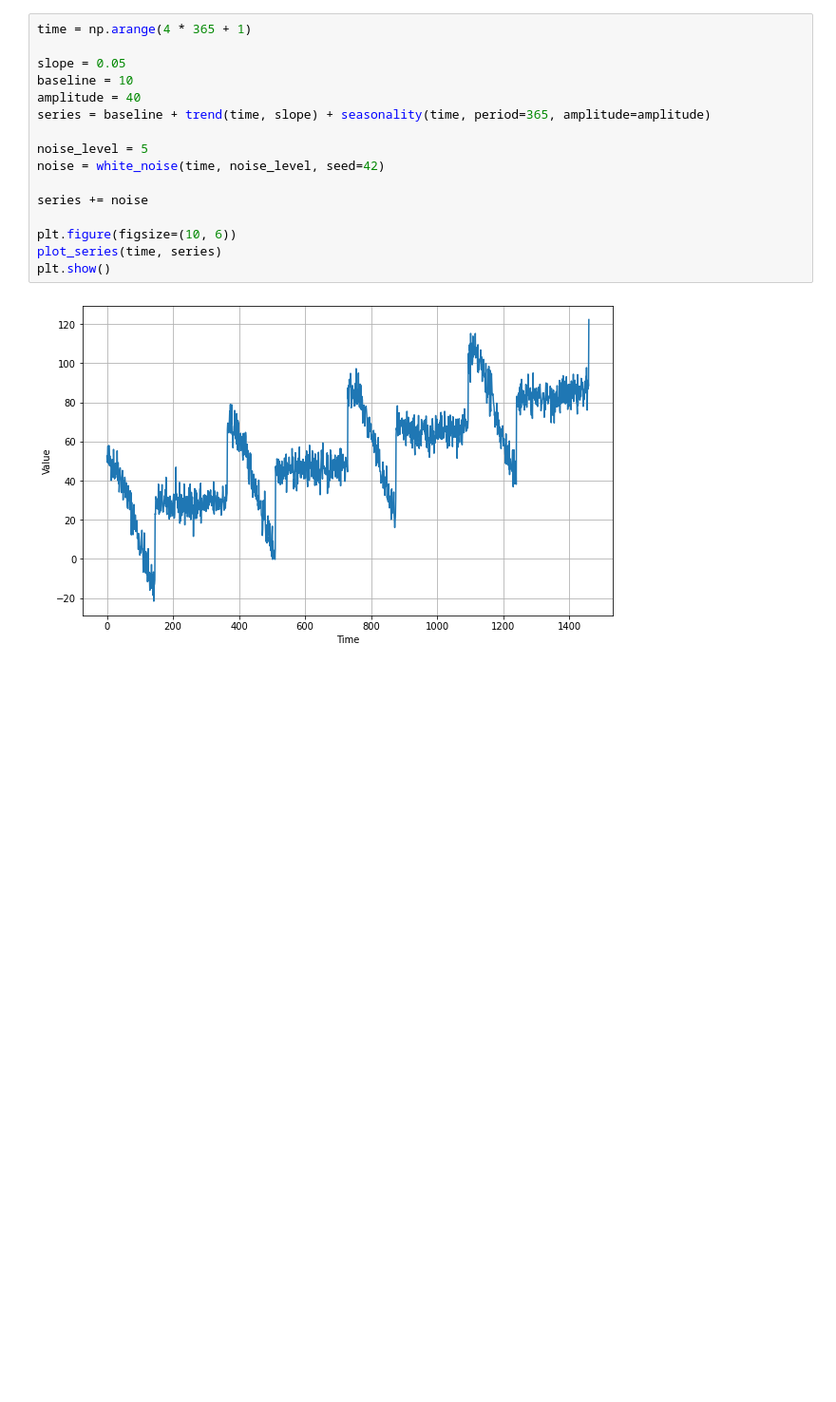
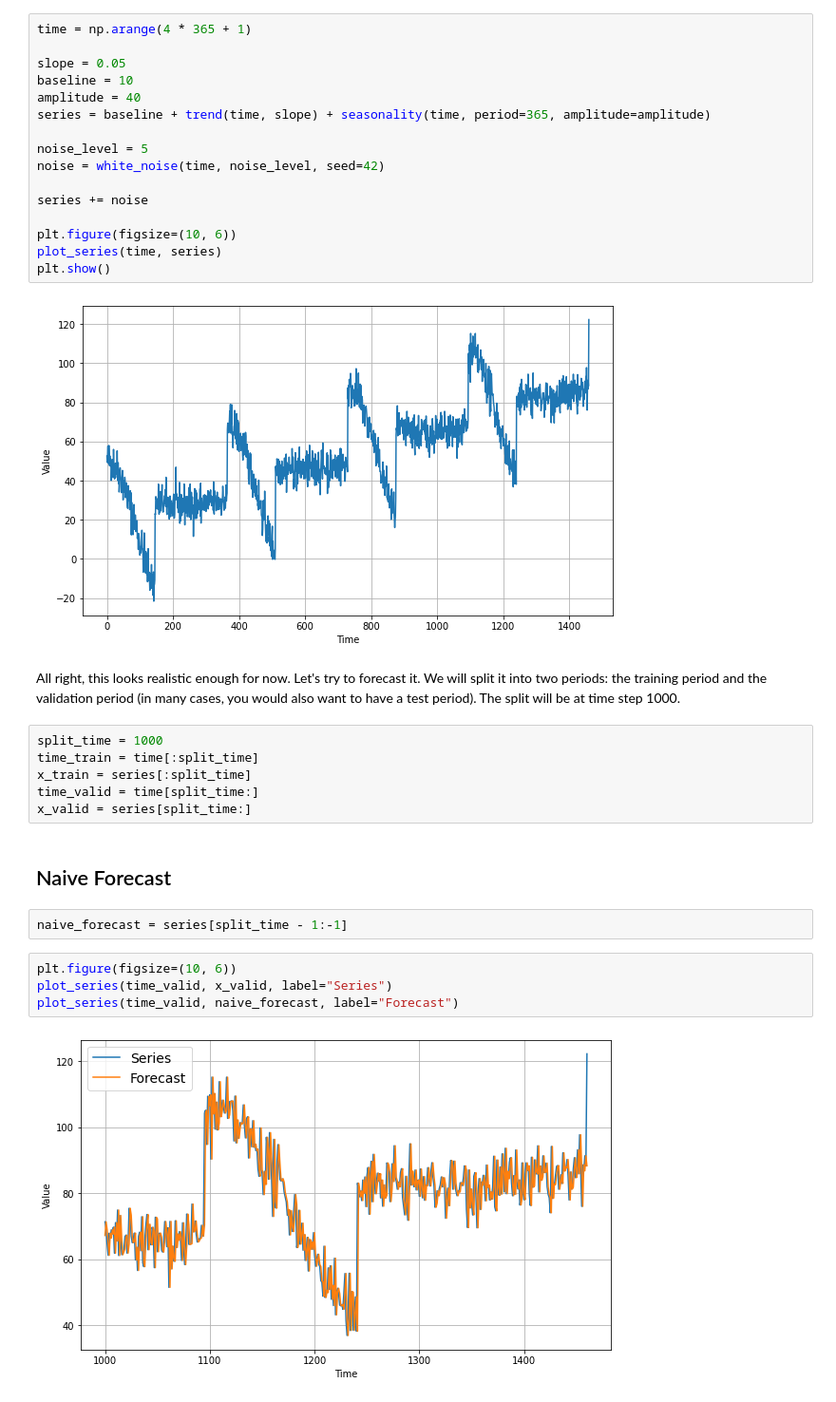
Before and after one commit to marcelounb/tensorflow_udacity, a Jupyter notebook: 08_2_naive_forecasting.ipynb, the cells around one changed output. Shown: that part at 95% size. Saved outputs shown, nothing was run; the diff lists cells and outputs as text; blank space fills up the shorter version.

```diff
--- a/08_2_naive_forecasting.ipynb
+++ b/08_2_naive_forecasting.ipynb
@@ -57,3 +57,21 @@ plot_series(time, series)
 plt.show()
 # %% [output]
 [figure]
+# %% [markdown]
+All right, this looks realistic enough for now. Let's try to forecast it. We will split it into two periods: the training period and the validation period (in many cases, you would also want to have a test period). The split will be at time step 1000.
+# %%
+split_time = 1000
+time_train = time[:split_time]
+x_train = series[:split_time]
+time_valid = time[split_time:]
+x_valid = series[split_time:]
+# %% [markdown]
+## Naive Forecast
+# %%
+naive_forecast = series[split_time - 1:-1]
+# %%
+plt.figure(figsize=(10, 6))
+plot_series(time_valid, x_valid, label="Series")
+plot_series(time_valid, naive_forecast, label="Forecast")
+# %% [output]
+[figure, added]
```
Also changed, not shown: parts of 6 cells of this notebook.
